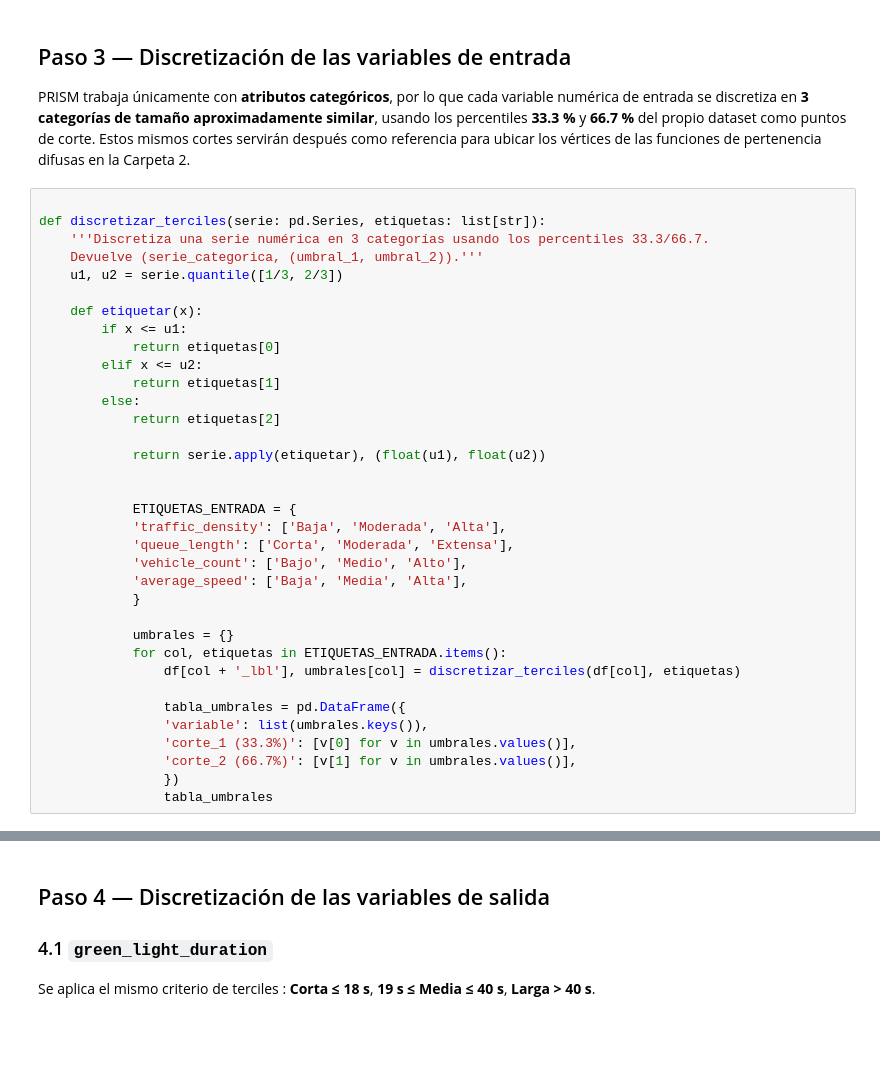
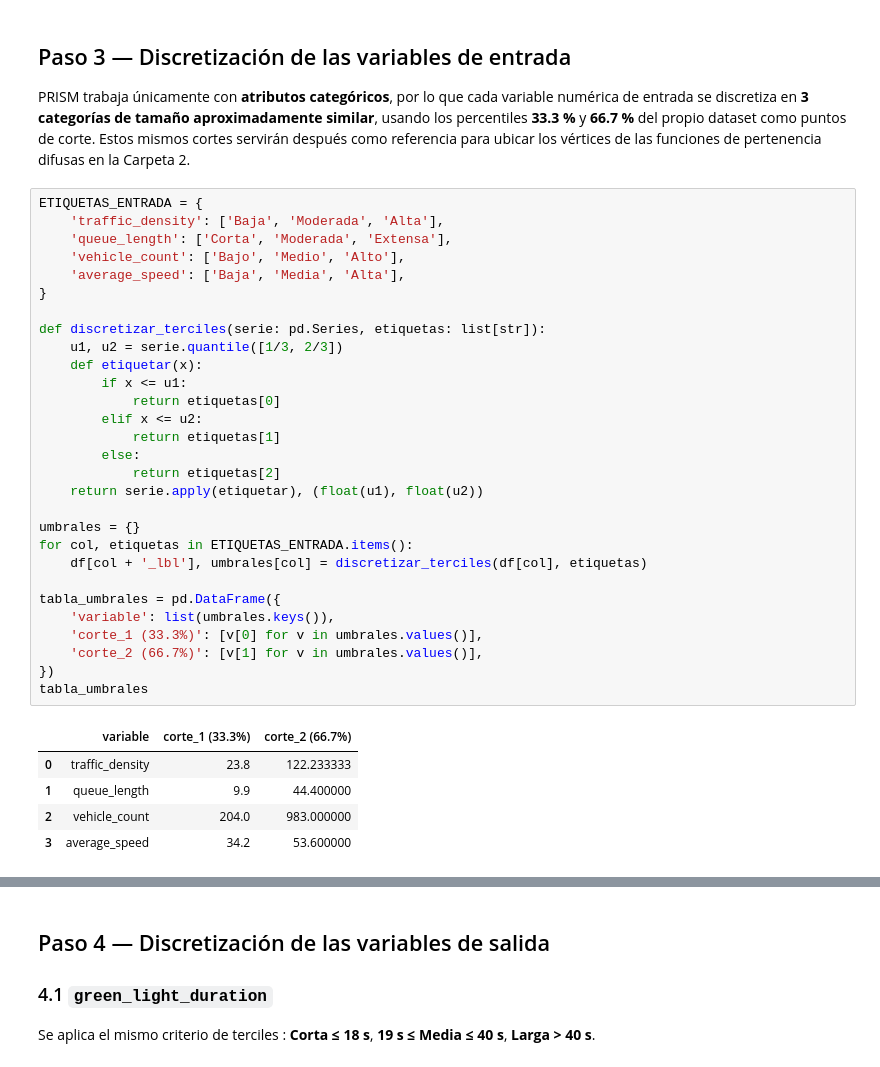
Before and after one commit to Josu-F1/Proyecto_Semaforizacion_Inteligente_mejorado, a Jupyter notebook: 01_Reglas_PRISM/Extraccion_Reglas_PRISM.ipynb, the cells around one changed output, grey strips where cells are left out. Cells and saved outputs as stored; diff of their text form; blank space fills up the shorter version.

```diff
--- a/01_Reglas_PRISM/Extraccion_Reglas_PRISM.ipynb
+++ b/01_Reglas_PRISM/Extraccion_Reglas_PRISM.ipynb
@@ -143,38 +142,38 @@ entrada se discretiza en **3 categorías de tamaño aproximadamente similar**, u
 percentiles **33.3 %** y **66.7 %** del propio dataset como puntos de corte. Estos mismos cortes servirán después como referencia para ubicar
 los vértices de las funciones de pertenencia difusas en la Carpeta 2.
 # %%
+ETIQUETAS_ENTRADA = {
+    'traffic_density': ['Baja', 'Moderada', 'Alta'],
+    'queue_length': ['Corta', 'Moderada', 'Extensa'],
+    'vehicle_count': ['Bajo', 'Medio', 'Alto'],
+    'average_speed': ['Baja', 'Media', 'Alta'],
+}
 
 def discretizar_terciles(serie: pd.Series, etiquetas: list[str]):
-    '''Discretiza una serie numérica en 3 categorías usando los percentiles 33.3/66.7.
-    Devuelve (serie_categorica, (umbral_1, umbral_2)).'''
     u1, u2 = serie.quantile([1/3, 2/3])
-
     def etiquetar(x):
         if x <= u1:
             return etiquetas[0]
         elif x <= u2:
             return etiquetas[1]
         else:
             return etiquetas[2]
+    return serie.apply(etiquetar), (float(u1), float(u2))
 
-            return serie.apply(etiquetar), (float(u1), float(u2))
+umbrales = {}
+for col, etiquetas in ETIQUETAS_ENTRADA.items():
+    df[col + '_lbl'], umbrales[col] = discretizar_terciles(df[col], etiquetas)
 
-
-            ETIQUETAS_ENTRADA = {
-            'traffic_density': ['Baja', 'Moderada', 'Alta'],
-            'queue_length': ['Corta', 'Moderada', 'Extensa'],
-            'vehicle_count': ['Bajo', 'Medio', 'Alto'],
-            'average_speed': ['Baja', 'Media', 'Alta'],
-            }
-
-            umbrales = {}
-            for col, etiquetas in ETIQUETAS_ENTRADA.items():
-                df[col + '_lbl'], umbrales[col] = discretizar_terciles(df[col], etiquetas)
-
-                tabla_umbrales = pd.DataFrame({
-                'variable': list(umbrales.keys()),
-                'corte_1 (33.3%)': [v[0] for v in umbrales.values()],
-                'corte_2 (66.7%)': [v[1] for v in umbrales.values()],
-                })
-                tabla_umbrales
+tabla_umbrales = pd.DataFrame({
+    'variable': list(umbrales.keys()),
+    'corte_1 (33.3%)': [v[0] for v in umbrales.values()],
+    'corte_2 (66.7%)': [v[1] for v in umbrales.values()],
+})
+tabla_umbrales
+# %% [output]
+|  | variable | corte_1 (33.3%) | corte_2 (66.7%) |
+| 0 | traffic_density | 23.8 | 122.233333 |
+| 1 | queue_length | 9.9 | 44.400000 |
+| 2 | vehicle_count | 204.0 | 983.000000 |
+| 3 | average_speed | 34.2 | 53.600000 |
 # %%
```
Also changed, not shown: parts of 7 cells of this notebook, 3 other files.
